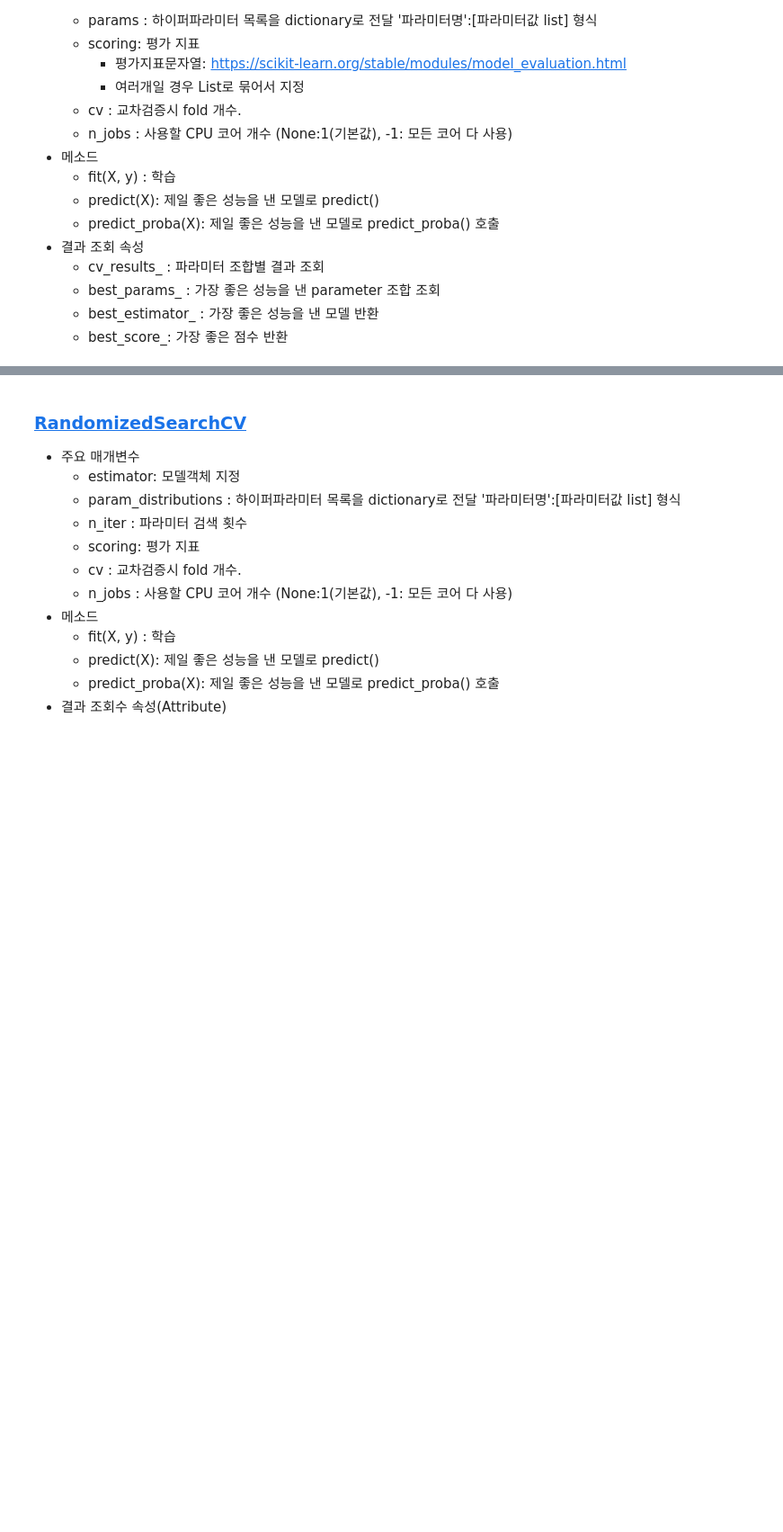
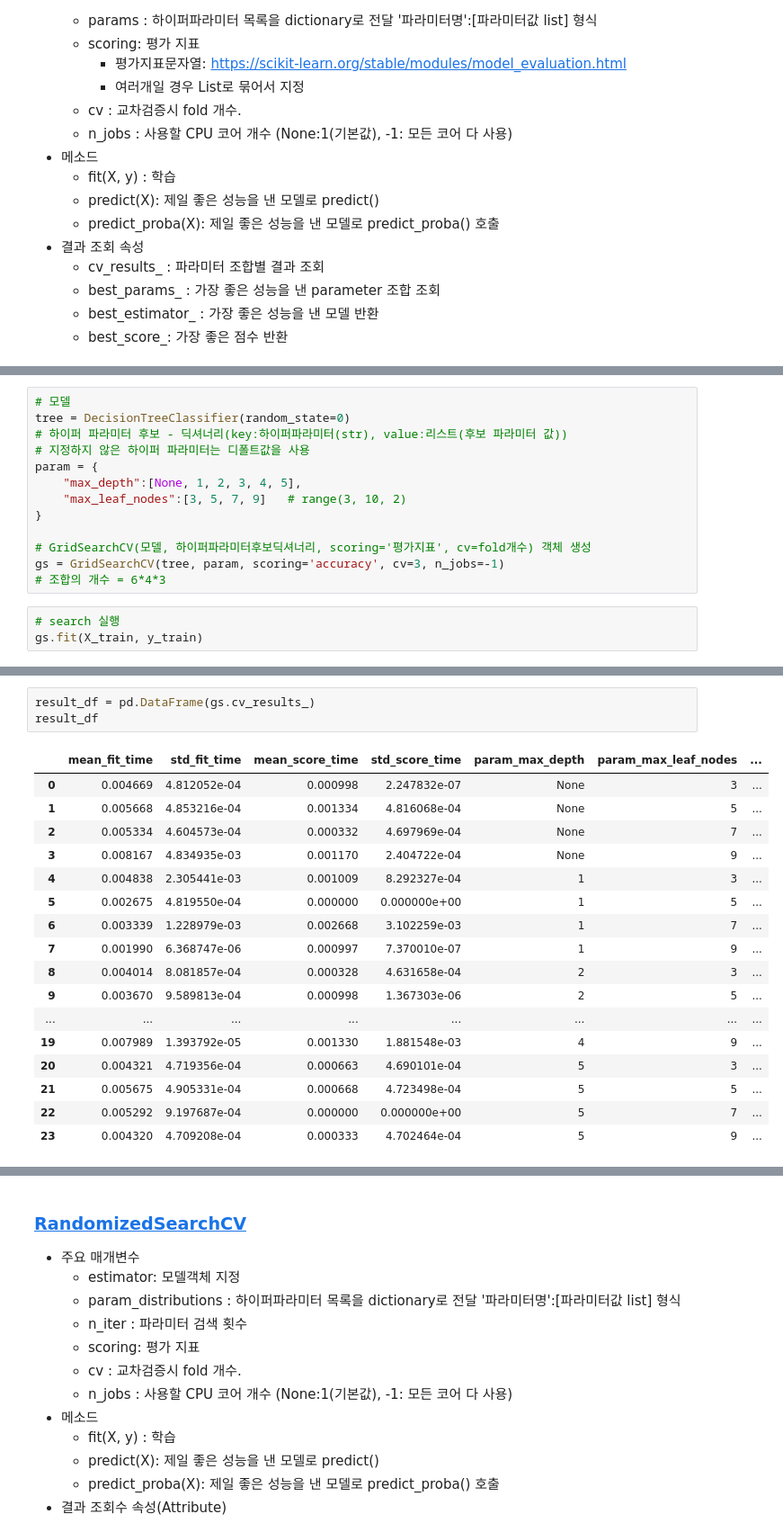
Before and after one commit to purple-cabbage0030/class_review, a Jupyter notebook: 11.MachineLearning/06_과적합_일반화_그리드서치_파이프라인.ipynb, the cells around one changed output, grey strips where cells are left out. Shown at 90% size. Cells and saved outputs as stored; diff of their text form; blank space fills up the shorter version.

```diff
--- a/11.MachineLearning/06_과적합_일반화_그리드서치_파이프라인.ipynb
+++ b/11.MachineLearning/06_과적합_일반화_그리드서치_파이프라인.ipynb
@@ -184,0 +206,16 @@ plt.show()
+# %%
+# 모델
+tree = DecisionTreeClassifier(random_state=0)
+# 하이퍼 파라미터 후보 - 딕셔너리(key:하이퍼파라미터(str), value:리스트(후보 파라미터 값))
+# 지정하지 않은 하이퍼 파라미터는 디폴트값을 사용
+param = {
+    "max_depth":[None, 1, 2, 3, 4, 5],
+    "max_leaf_nodes":[3, 5, 7, 9]   # range(3, 10, 2)
+}
+
+# GridSearchCV(모델, 하이퍼파라미터후보딕셔너리, scoring='평가지표', cv=fold개수) 객체 생성
+gs = GridSearchCV(tree, param, scoring='accuracy', cv=3, n_jobs=-1)
+# 조합의 개수 = 6*4*3
+# %%
+# search 실행
+gs.fit(X_train, y_train)
@@ -184,0 +248,21 @@ plt.show()
+# %%
+result_df = pd.DataFrame(gs.cv_results_)
+result_df
+# %% [output]
+|  | mean_fit_time | std_fit_time | mean_score_time | std_score_time | param_max_depth | param_max_leaf_nodes | ... |
+| 0 | 0.004669 | 4.812052e-04 | 0.000998 | 2.247832e-07 | None | 3 | ... |
+| 1 | 0.005668 | 4.853216e-04 | 0.001334 | 4.816068e-04 | None | 5 | ... |
+| 2 | 0.005334 | 4.604573e-04 | 0.000332 | 4.697969e-04 | None | 7 | ... |
+| 3 | 0.008167 | 4.834935e-03 | 0.001170 | 2.404722e-04 | None | 9 | ... |
+| 4 | 0.004838 | 2.305441e-03 | 0.001009 | 8.292327e-04 | 1 | 3 | ... |
+| 5 | 0.002675 | 4.819550e-04 | 0.000000 | 0.000000e+00 | 1 | 5 | ... |
+| 6 | 0.003339 | 1.228979e-03 | 0.002668 | 3.102259e-03 | 1 | 7 | ... |
+| 7 | 0.001990 | 6.368747e-06 | 0.000997 | 7.370010e-07 | 1 | 9 | ... |
+| 8 | 0.004014 | 8.081857e-04 | 0.000328 | 4.631658e-04 | 2 | 3 | ... |
+| 9 | 0.003670 | 9.589813e-04 | 0.000998 | 1.367303e-06 | 2 | 5 | ... |
+| ... | ... | ... | ... | ... | ... | ... | ... |
+| 19 | 0.007989 | 1.393792e-05 | 0.001330 | 1.881548e-03 | 4 | 9 | ... |
+| 20 | 0.004321 | 4.719356e-04 | 0.000663 | 4.690101e-04 | 5 | 3 | ... |
+| 21 | 0.005675 | 4.905331e-04 | 0.000668 | 4.723498e-04 | 5 | 5 | ... |
+| 22 | 0.005292 | 9.197687e-04 | 0.000000 | 0.000000e+00 | 5 | 7 | ... |
+| 23 | 0.004320 | 4.709208e-04 | 0.000333 | 4.702464e-04 | 5 | 9 | ... |
```
Also changed, not shown: parts of 17 cells of this notebook.
